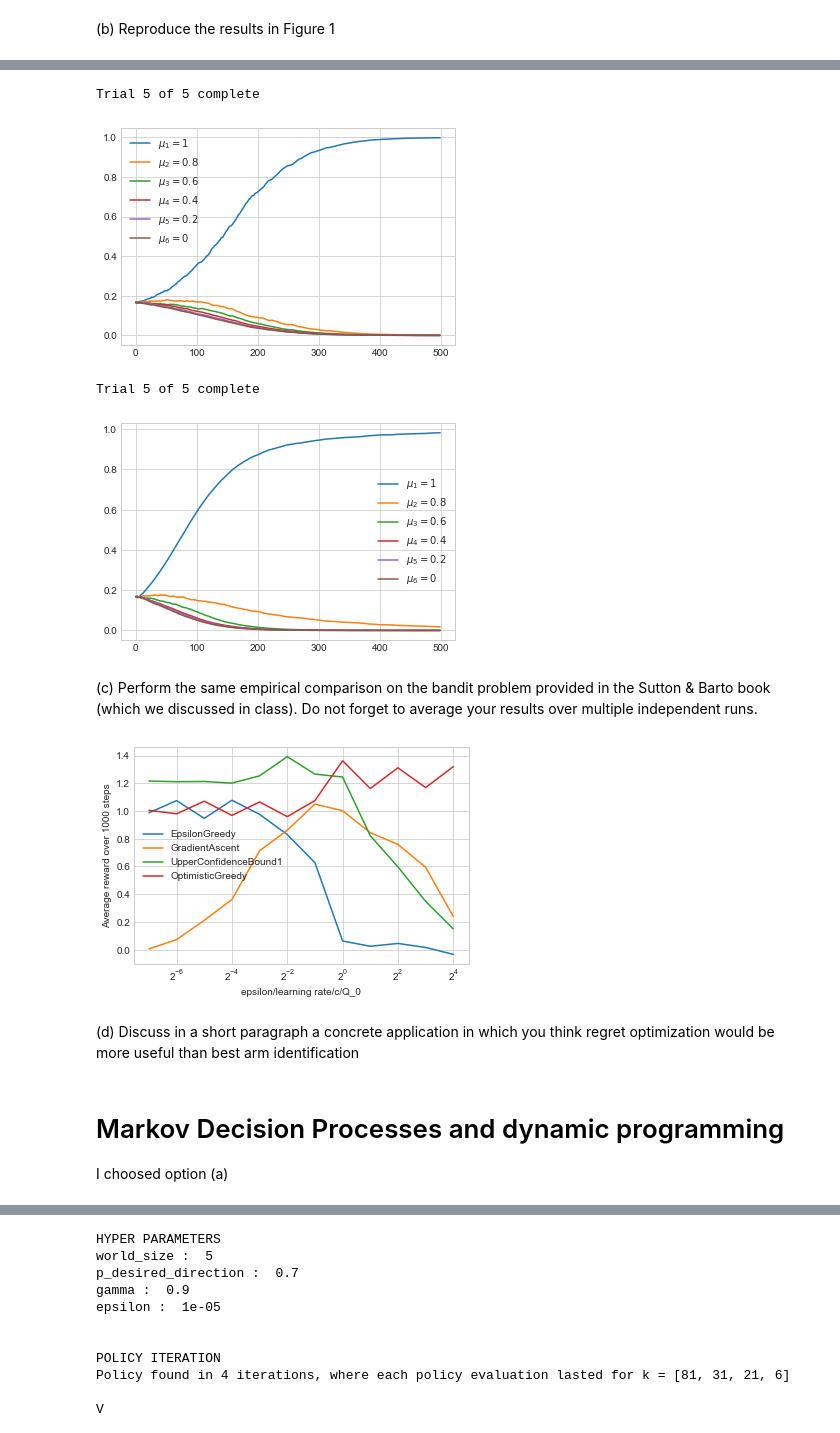
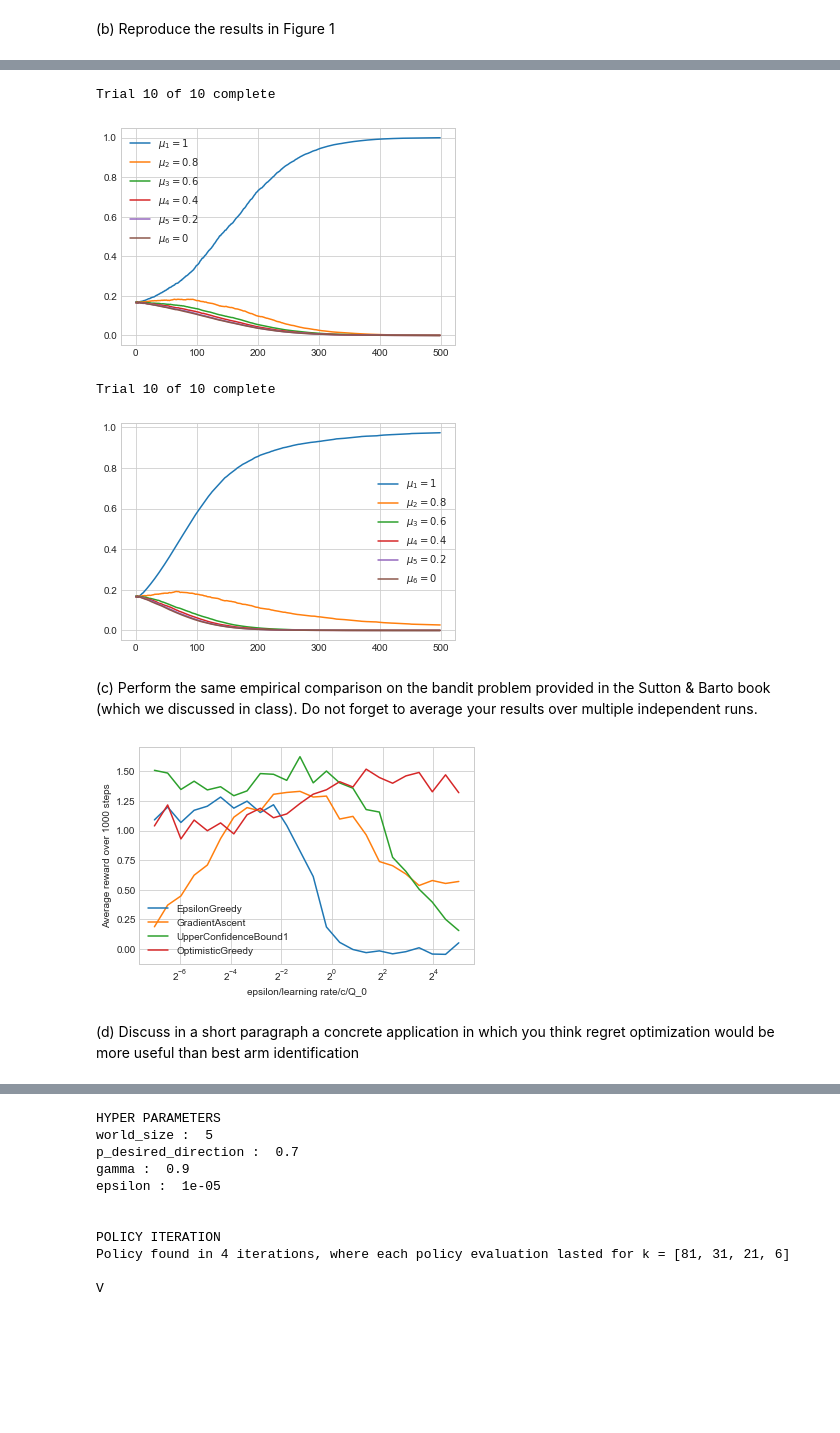
Before and after one commit to jgsimard/COMP767, a Jupyter notebook: hw1/hw1-notebook.ipynb, the cells around one changed output, grey strips where cells are left out. Saved outputs shown, nothing was run; the diff lists cells and outputs as text; code cells hidden in the pictures; blank space fills up the shorter version.

```diff
--- a/hw1/hw1-notebook.ipynb
+++ b/hw1/hw1-notebook.ipynb
@@ -23,21 +41,18 @@ Trial 1 of 1 complete
 # %%
-bandits.trial_bandit(bandits.UCBBanditTrial, n_trials=5, n_time_steps=500)
+bandits.trial_bandit(bandits.UCBBanditTrial, n_trials=10, n_time_steps=500)
 # %% [output]
-Trial 5 of 5 complete
+Trial 10 of 10 complete
-[figure, old version]
+[figure, new version]
 # %%
-bandits.trial_bandit(bandits.LUCBBanditTrial, n_trials=5, n_time_steps=500)
+bandits.trial_bandit(bandits.LUCBBanditTrial, n_trials=10, n_time_steps=500)
 # %% [output]
-Trial 5 of 5 complete
+Trial 10 of 10 complete
-[figure, old version]
+[figure, new version]
 # %% [markdown]
 (c) Perform the same empirical comparison on the bandit problem provided in the Sutton & Barto book (which we discussed in class). Do not forget to average your results over multiple independent runs.
 # %%
-bandits.plot_parameter_study(nb_test = 100, nb_step = 100, k=10)
+bandits.plot_parameter_study(nb_test = 100, nb_step = 500, k=10, start=-7, end=5, precision=2)
 # %% [output]
-[figure, old version]
+[figure, new version]
 # %% [markdown]
 (d) Discuss in a short paragraph a concrete application in which you think regret optimization would be more useful than best arm identification
-# %% [markdown]
-# Markov Decision Processes and dynamic programming
-I choosed option (a)
```
Also changed, not shown: parts of 8 cells of this notebook, 2 other files.
